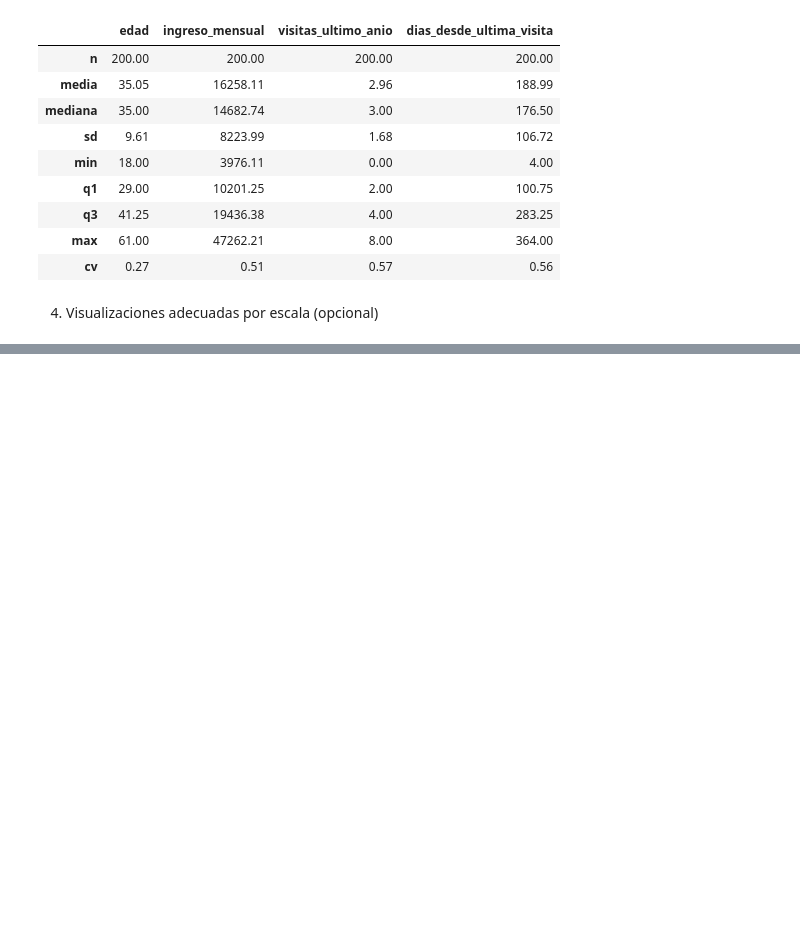
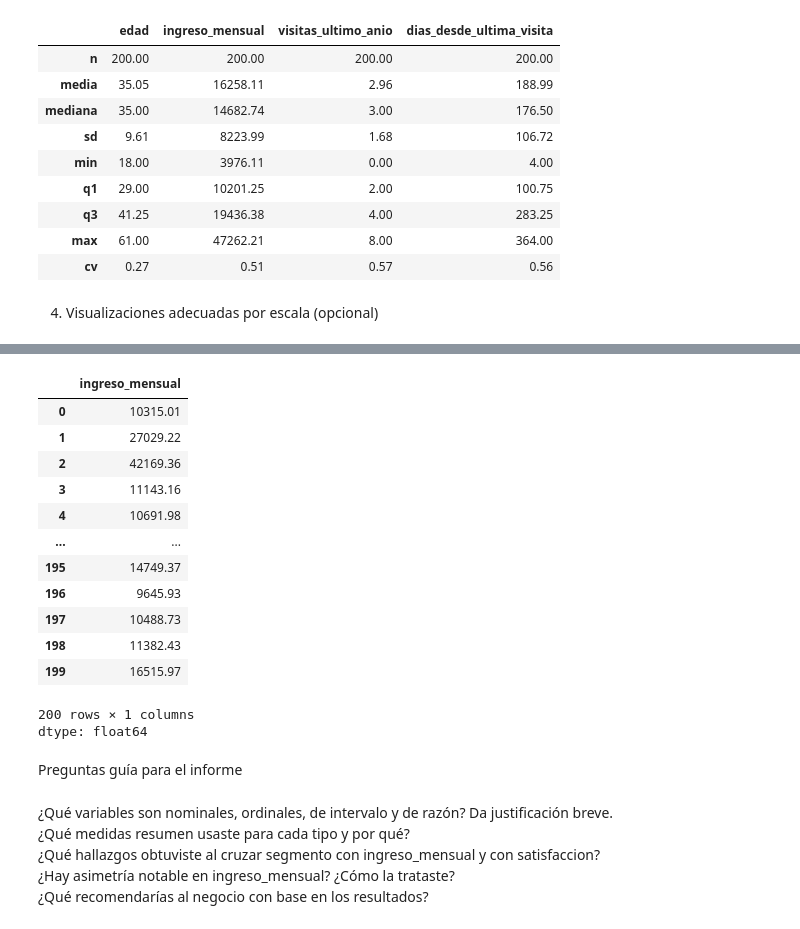
Before and after one commit to VictorCastro135/mineria-de-datos-178920, a Jupyter notebook: Minería_de_Datos.ipynb, the cells around one changed output, grey strips where cells are left out. Saved outputs shown, nothing was run; the diff lists cells and outputs as text; code cells hidden in the pictures; blank space fills up the shorter version.

```diff
--- a/Minería_de_Datos.ipynb
+++ b/Minería_de_Datos.ipynb
@@ -1287,0 +1337,25 @@ plt.show()
+# %%
+df["ingreso_mensual"]
+# %% [output]
+|  | ingreso_mensual |
+| 0 | 10315.01 |
+| 1 | 27029.22 |
+| 2 | 42169.36 |
+| 3 | 11143.16 |
+| 4 | 10691.98 |
+| ... | ... |
+| 195 | 14749.37 |
+| 196 | 9645.93 |
+| 197 | 10488.73 |
+| 198 | 11382.43 |
+| 199 | 16515.97 |
+200 rows × 1 columns
+dtype: float64
+# %% [markdown]
+Preguntas guía para el informe
+# %% [markdown]
+¿Qué variables son nominales, ordinales, de intervalo y de razón? Da justificación breve.
+¿Qué medidas resumen usaste para cada tipo y por qué?
+¿Qué hallazgos obtuviste al cruzar segmento con ingreso_mensual y con satisfaccion?
+¿Hay asimetría notable en ingreso_mensual? ¿Cómo la trataste?
+¿Qué recomendarías al negocio con base en los resultados?
```
Also changed, not shown: parts of 29 cells of this notebook.
